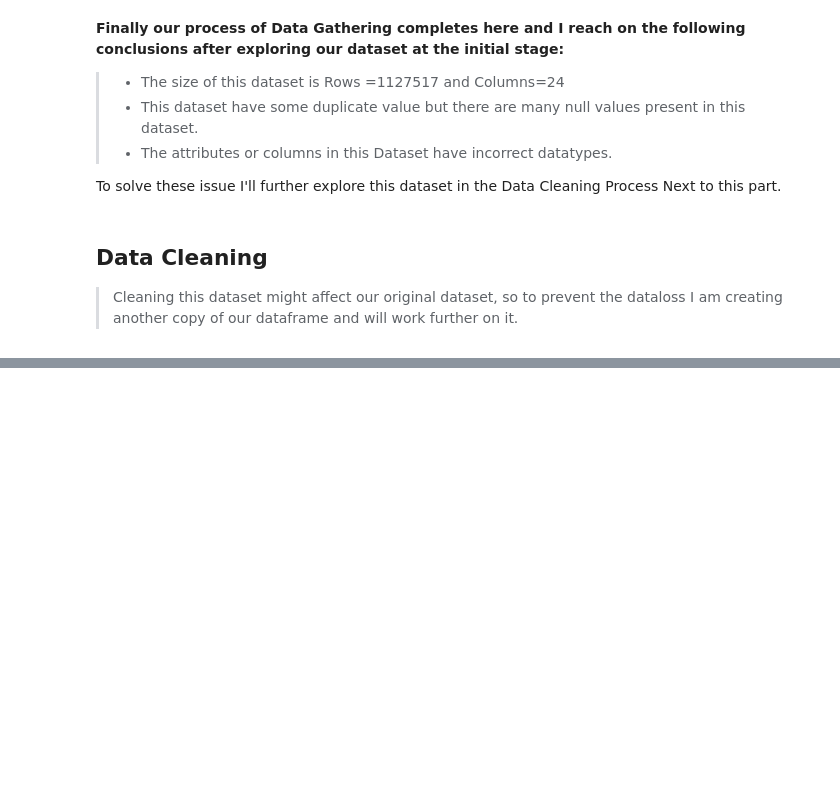
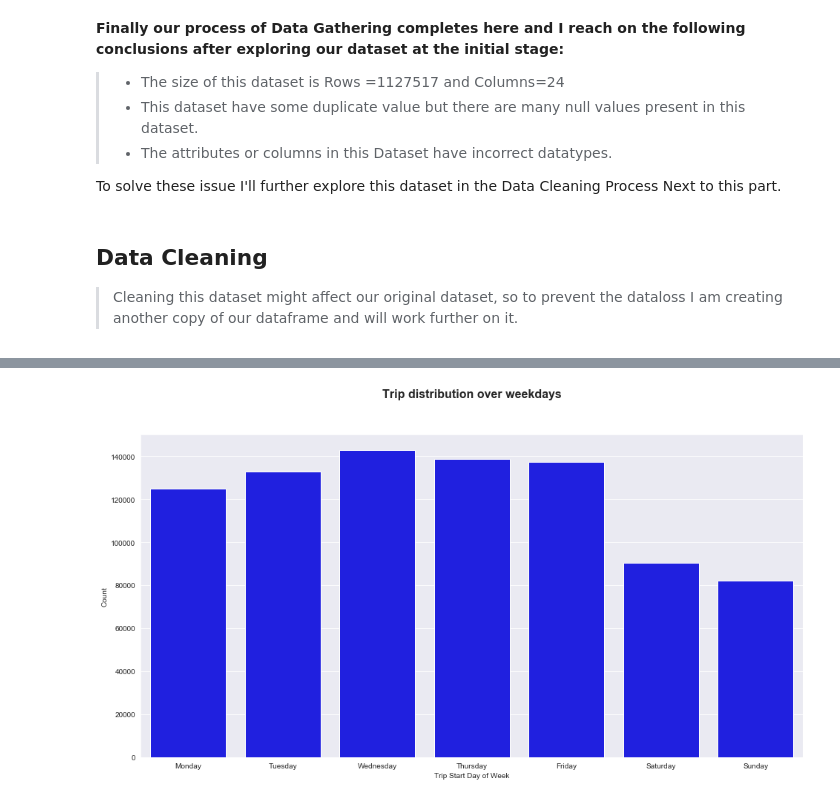
Before and after one commit to abhishekpandeyIT/BayWheelsRideDataExploration, a Jupyter notebook: exploration_notebook.ipynb, the cells around one changed output, grey strips where cells are left out. Saved outputs shown, nothing was run; the diff lists cells and outputs as text; code cells hidden in the pictures; blank space fills up the shorter version.

```diff
--- a/exploration_notebook.ipynb
+++ b/exploration_notebook.ipynb
@@ -422,0 +211,11 @@ The heatmaps shows clearly very similar usage pattern of the two type of users.
+# %%
+plt.rcParams['figure.figsize'] = 16, 8
+weekday = ['Monday', 'Tuesday', 'Wednesday', 'Thursday', 'Friday', 'Saturday', 'Sunday']
+weekdaycat = pd.api.types.CategoricalDtype(ordered=True, categories=weekday)
+df_new['start_day_of_week'] = df_new['start_day_of_week'].astype(weekdaycat)
+sns.countplot(data=df_new, x='start_day_of_week', color="blue");
+plt.title("Trip distribution over weekdays",fontsize=16, fontweight='semibold',y=1.1)
+plt.xlabel('Trip Start Day of Week');
+plt.ylabel('Count');
+# %% [output]
+[figure, added]
```
Also changed, not shown: parts of 62 cells of this notebook, 3 other files.
